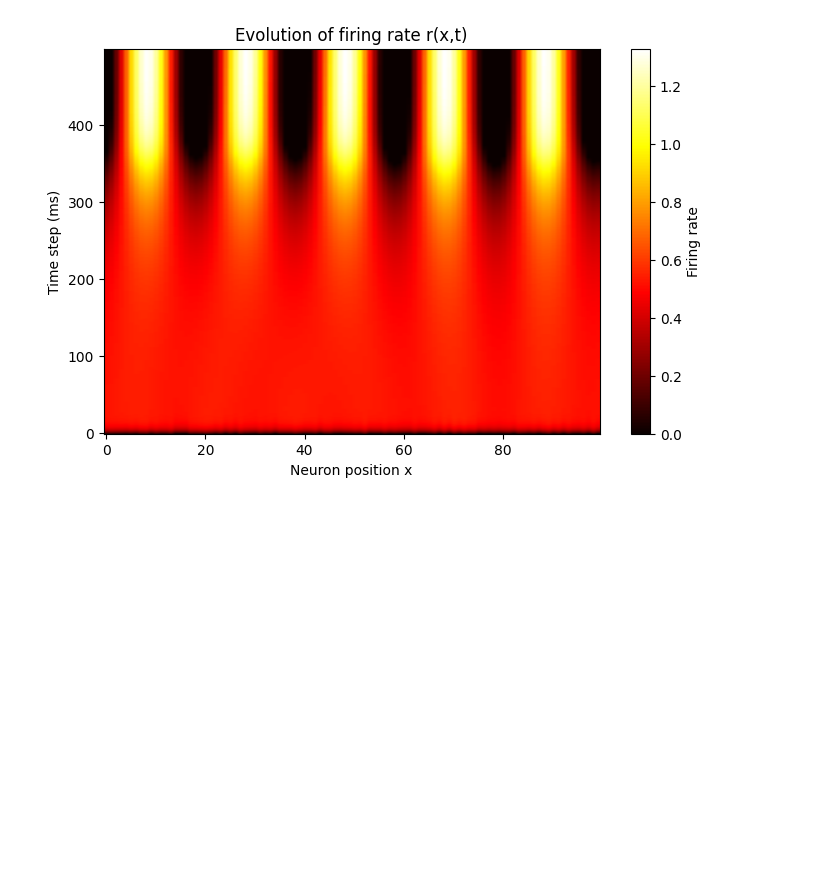
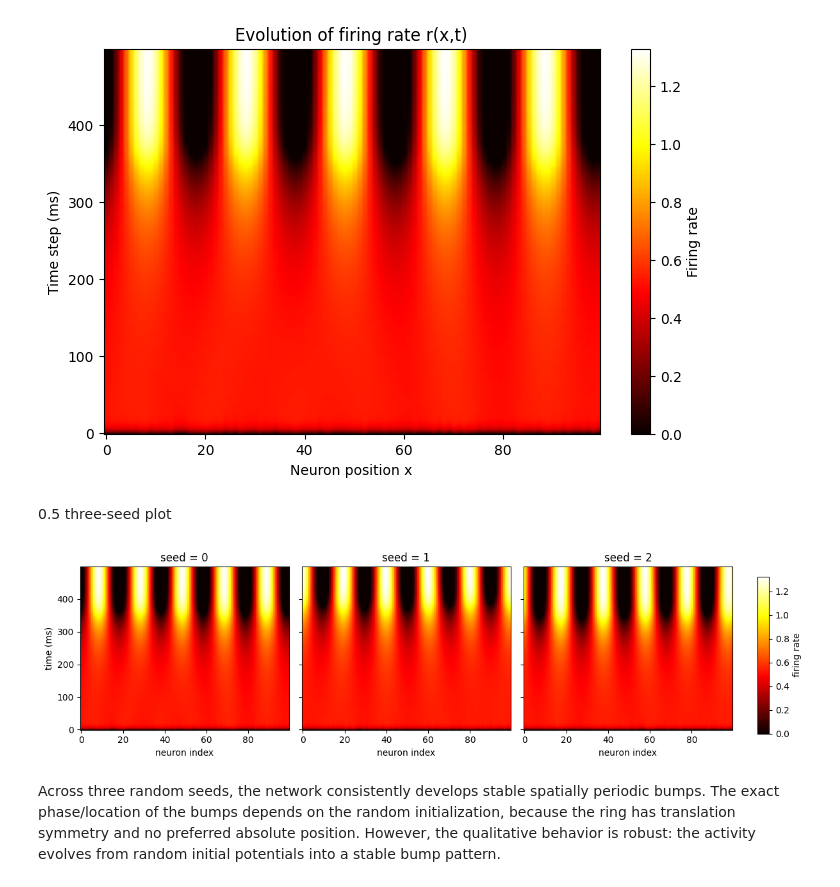
Before and after one commit to Changlan-Chen/nx-465-mini-proj, a Jupyter notebook: ex0.ipynb, the cells around one changed output. Saved outputs shown, nothing was run; the diff lists cells and outputs as text; code cells hidden in the pictures; blank space fills up the shorter version.

```diff
--- a/ex0.ipynb
+++ b/ex0.ipynb
@@ -63,3 +67,36 @@ plt.title('Evolution of firing rate r(x,t)')
 plt.show()
 # %% [output]
 [figure]
+# %% [markdown]
+0.5 three-seed plot
+# %%
+fig, axes = plt.subplots(1, 3, figsize=(12, 3.5), sharey=True)
+
+for ax, seed in zip(axes, seeds):
+    np.random.seed(seed)
+    s = np.random.uniform(0, 0.1, size=M)
+    r_history = np.zeros((T, M))
+
+    for t in range(T):
+        r = relu(s)
+        r_history[t] = r
+        I_rec = convolve1d(r, W, mode="wrap")
+        dsdt = (-s + I_rec + B) / tau
+        s = s + dt * dsdt
+
+    im = ax.imshow(r_history, aspect="auto", origin="lower", cmap="hot")
+    ax.set_title(f"seed = {seed}")
+    ax.set_xlabel("neuron index")
+
+axes[0].set_ylabel("time (ms)")
+
+plt.tight_layout(rect=[0, 0, 0.92, 1])
+
+cbar_ax = fig.add_axes([0.94, 0.15, 0.015, 0.7])
+fig.colorbar(im, cax=cbar_ax, label="firing rate")
+
+plt.show()
+# %% [output]
+[figure, added]
+# %% [markdown]
+Across three random seeds, the network consistently develops stable spatially periodic bumps. The exact phase/location of the bumps depends on the random initialization, because the ring has translation symmetry and no preferred absolute position. However, the qualitative behavior is robust: the activity evolves from random initial potentials into a stable bump pattern.
```
Also changed, not shown: parts of 2 cells of this notebook, 1 other file.
